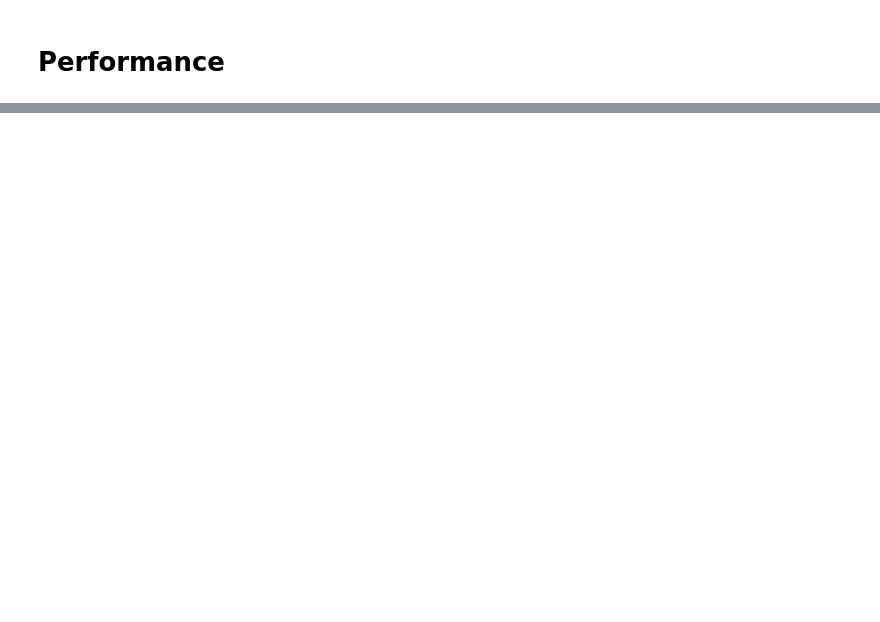
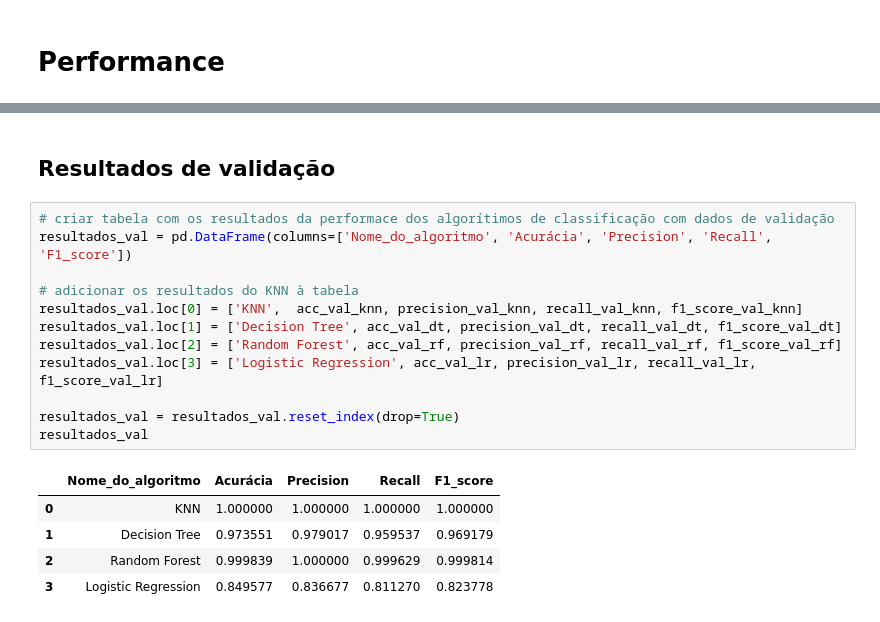
Before and after one commit to alvaro-morais-png/ensaio-machine-learning, a Jupyter notebook: ensaios/classificacao/classificacao_teste.ipynb, the cells around one changed output, grey strips where cells are left out. Cells and saved outputs as stored; diff of their text form; blank space fills up the shorter version.

```diff
--- a/ensaios/classificacao/classificacao_teste.ipynb
+++ b/ensaios/classificacao/classificacao_teste.ipynb
@@ -191 +424,21 @@ Accuracy Over Test: 0.9643533001197234
+# %% [markdown]
+## Resultados de validação
+# %%
+# criar tabela com os resultados da performace dos algorítimos de classificação com dados de validação
+resultados_val = pd.DataFrame(columns=['Nome_do_algoritmo', 'Acurácia', 'Precision', 'Recall', 'F1_score'])
+
+# adicionar os resultados do KNN à tabela
+resultados_val.loc[0] = ['KNN',  acc_val_knn, precision_val_knn, recall_val_knn, f1_score_val_knn]
+resultados_val.loc[1] = ['Decision Tree', acc_val_dt, precision_val_dt, recall_val_dt, f1_score_val_dt]
+resultados_val.loc[2] = ['Random Forest', acc_val_rf, precision_val_rf, recall_val_rf, f1_score_val_rf]
+resultados_val.loc[3] = ['Logistic Regression', acc_val_lr, precision_val_lr, recall_val_lr, f1_score_val_lr]
+
+resultados_val = resultados_val.reset_index(drop=True)
+resultados_val
+# %% [output]
+|  | Nome_do_algoritmo | Acurácia | Precision | Recall | F1_score |
+| 0 | KNN | 1.000000 | 1.000000 | 1.000000 | 1.000000 |
+| 1 | Decision Tree | 0.973551 | 0.979017 | 0.959537 | 0.969179 |
+| 2 | Random Forest | 0.999839 | 1.000000 | 0.999629 | 0.999814 |
+| 3 | Logistic Regression | 0.849577 | 0.836677 | 0.811270 | 0.823778 |
 # %% [markdown]
```
Also changed, not shown: parts of 27 cells of this notebook.
